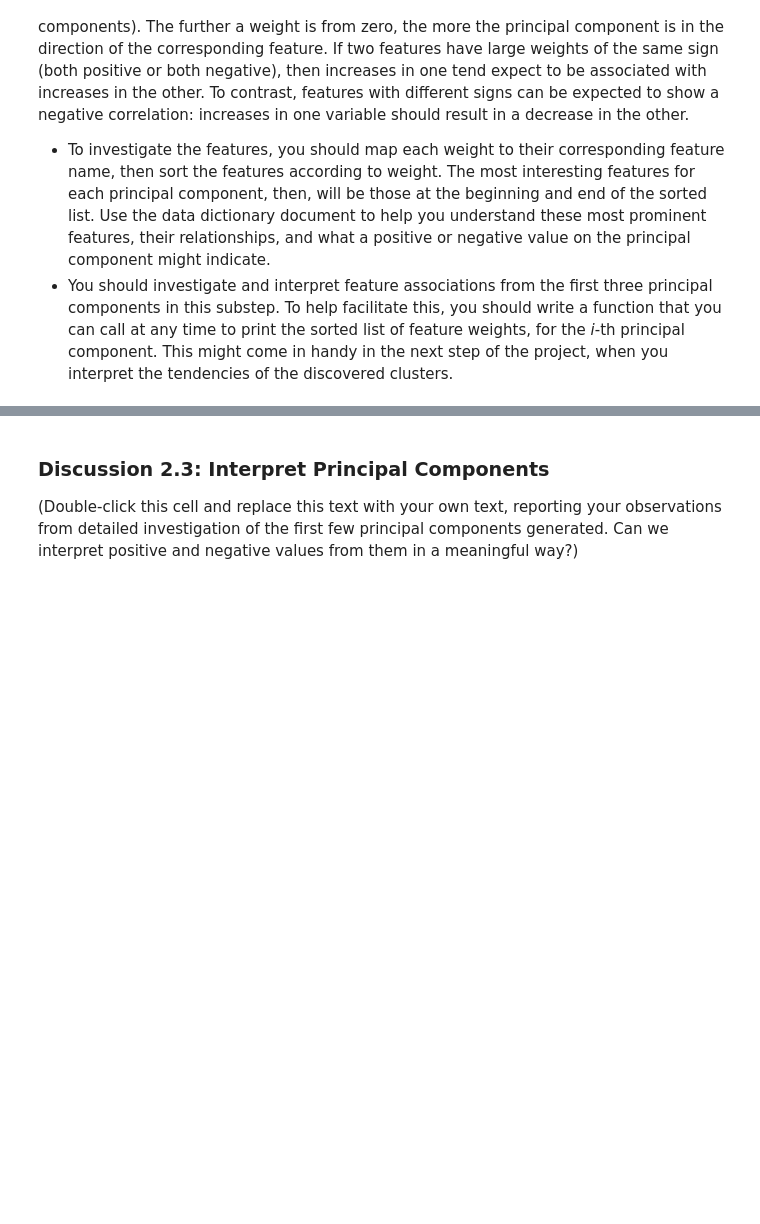
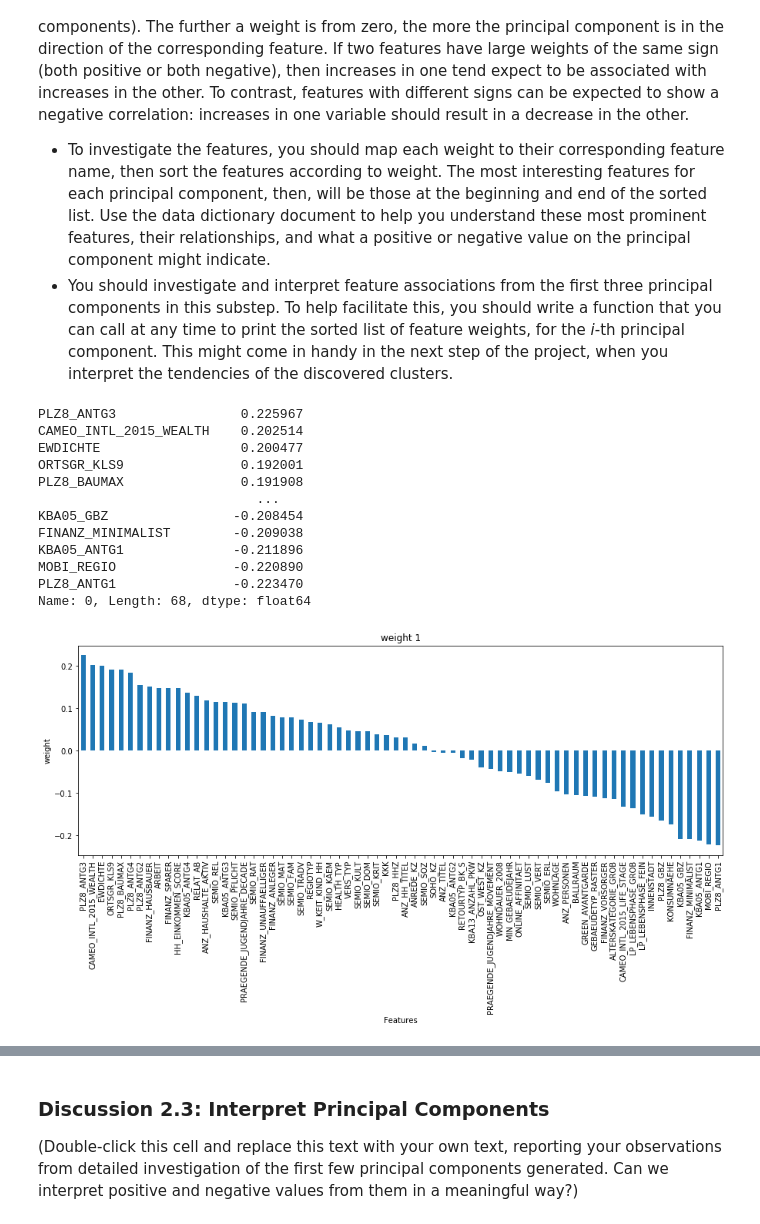
Before and after one commit to jamieYNchan/Udacity-Project, a Jupyter notebook: Identify_Customer_Segments/Identify_Customer_Segments.ipynb, the cells around one changed output, grey strips where cells are left out. Saved outputs shown, nothing was run; the diff lists cells and outputs as text; code cells hidden in the pictures; blank space fills up the shorter version.

```diff
--- a/Identify_Customer_Segments/Identify_Customer_Segments.ipynb
+++ b/Identify_Customer_Segments/Identify_Customer_Segments.ipynb
@@ -871,8 +962,34 @@ As a reminder, each principal component is a unit vector that points in the dire
 # %%
 # Map weights for the first principal component to corresponding feature names
 # and then print the linked values, sorted by weight.
 # HINT: Try defining a function here or in a new cell that you can reuse in the
 # other cells.
+
+def pca_weights(df, pca, component):
+    df_component = pd.DataFrame(pca.components_, columns=list(df.columns))
+    weight = df_component.iloc[component-1].sort_values(ascending=False)
+    weight.plot(kind='bar', title=f'Component {component}', figsize=(15,5))
+    plt.xlabel('Features')
+    plt.ylabel('weight')
+
+    return weight
+
+weight_1 = pca_weights(azdias, pca, 1)
+print(weight_1)
+# %% [output]
+PLZ8_ANTG3                0.225967
+CAMEO_INTL_2015_WEALTH    0.202514
+EWDICHTE                  0.200477
+ORTSGR_KLS9               0.192001
+PLZ8_BAUMAX               0.191908
+                            ...
+KBA05_GBZ                -0.208454
+FINANZ_MINIMALIST        -0.209038
+KBA05_ANTG1              -0.211896
+MOBI_REGIO               -0.220890
+PLZ8_ANTG1               -0.223470
+Name: 0, Length: 68, dtype: float64
+[figure, added]
 # %%
 # Map weights for the second principal component to corresponding feature names
 # and then print the linked values, sorted by weight.
```
Also changed, not shown: parts of 44 cells of this notebook.
